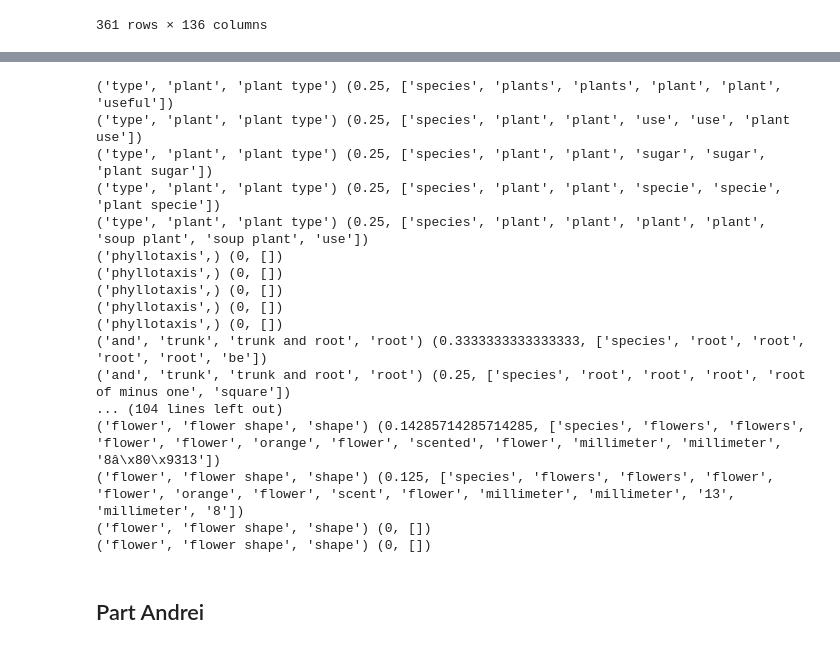
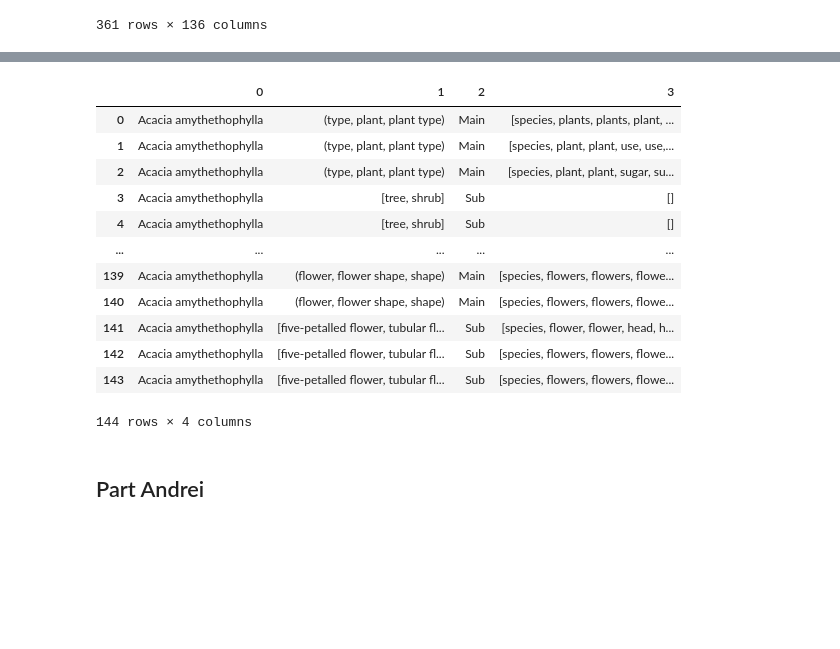
Before and after one commit to RobertvdV/GRS70424_Internship, a Jupyter notebook: notebooks/plantdata_topk_sents.ipynb, the cells around one changed output, grey strips where cells are left out. Drawn from its saved outputs; the diff is of its cells as text; code cells hidden in the pictures; blank space fills up the shorter version.

```diff
--- a/notebooks/plantdata_topk_sents.ipynb
+++ b/notebooks/plantdata_topk_sents.ipynb
@@ -215,9 +195,10 @@ traits_dict_Pierre
 # %%
-candidate_list_pierre = collections.defaultdict(list)
+candidate_list_pierre = []
+top_k = 3
 
 for species_ID, spss in tqdm(enumerate(species[0:1])):
 
-    for main_trait in traits_dict_Pierre.keys():
+    for main_trait, main_trait_orig in zip(traits_dict_Pierre.keys(), traits_main_Pierre):
     # for main_trait in main_traits_Pierre:
 
         # Init variables
@@ -225,9 +206,10 @@ for species_ID, spss in tqdm(enumerate(species[0:1])):
         matches_sub_traits = []
 
         # Get present subtraits
-        indices = df_Pierre['plant type'].iloc[species_ID].values
-        traits = list(df_Pierre.xs('plant type', axis=1).columns)
+        indices = df_Pierre[main_trait_orig].iloc[species_ID].values
+        traits = list(df_Pierre.xs(main_trait_orig, axis=1).columns)
         sub_traits = [t.lower() for i, t in zip(indices, traits) if i == 1]
+        sub_traits_flat = [item for sublist in sub_traits for item in sublist.split(' ')]
 
         for idx, lst in enumerate(data[spss]):
 
@@ -250,30 +232,47 @@ for species_ID, spss in tqdm(enumerate(species[0:1])):
                 if j_sim:
                     #print(main_trait, main_trait_match, sentence)
                     matches_main_traits.append((j_sim, sentence))
+
+                    # Match the main traits
+                    sub_trait_match = set(sub_traits_flat) & set(sentence)
+                    gt = set(sub_trait_match)
+                    pred = set(sentence)
+                    j_sim = jaccard_similarity(gt, pred)
+
+                    if j_sim:
+                        matches_sub_traits.append((j_sim, sentence))
+
+                    else:
+                        matches_sub_traits.append((0, []))
+
                 else:
                     matches_main_traits.append((0, []))
+                    matches_sub_traits.append((0, []))
 
         matches_main_traits.sort(reverse=True)
-        for mmt in matches_main_traits[0:5]:
-            print(main_trait, mmt)
+        matches_sub_traits.sort(reverse=True)
+        for mmt in matches_main_traits[0:top_k]:
+            # print(main_trait, mmt)
+            candidate_list_pierre.append((spss, main_trait, 'Main', mmt[1]))
+        for mmt in matches_sub_traits[0:top_k]:
+            # print(sub_traits, mmt)
+            candidate_list_pierre.append((spss, sub_traits, 'Sub', mmt[1]))
-# %% [output]
-('type', 'plant', 'plant type') (0.25, ['species', 'plants', 'plants', 'plant', 'plant', 'useful'])
-('type', 'plant', 'plant type') (0.25, ['species', 'plant', 'plant', 'use', 'use', 'plant use'])
-('type', 'plant', 'plant type') (0.25, ['species', 'plant', 'plant', 'sugar', 'sugar', 'plant sugar'])
-('type', 'plant', 'plant type') (0.25, ['species', 'plant', 'plant', 'specie', 'specie', 'plant specie'])
-('type', 'plant', 'plant type') (0.25, ['species', 'plant', 'plant', 'plant', 'plant', 'soup plant', 'soup plant', 'use'])
-('phyllotaxis',) (0, [])
-('phyllotaxis',) (0, [])
-('phyllotaxis',) (0, [])
-('phyllotaxis',) (0, [])
-('phyllotaxis',) (0, [])
-('and', 'trunk', 'trunk and root', 'root') (0.3333333333333333, ['species', 'root', 'root', 'root', 'root', 'be'])
-('and', 'trunk', 'trunk and root', 'root') (0.25, ['species', 'root', 'root', 'root', 'root of minus one', 'square'])
-... (104 lines left out)
-('flower', 'flower shape', 'shape') (0.14285714285714285, ['species', 'flowers', 'flowers', 'flower', 'flower', 'orange', 'flower', 'scented', 'flower', 'millimeter', 'millimeter', '8â\x80\x9313'])
-('flower', 'flower shape', 'shape') (0.125, ['species', 'flowers', 'flowers', 'flower', 'flower', 'orange', 'flower', 'scent', 'flower', 'millimeter', 'millimeter', '13', 'millimeter', '8'])
-('flower', 'flower shape', 'shape') (0, [])
-('flower', 'flower shape', 'shape') (0, [])
+# %%
+pd.DataFrame(candidate_list_pierre)
+# %% [output]
+|  | 0 | 1 | 2 | 3 |
+| 0 | Acacia amythethophylla | (type, plant, plant type) | Main | [species, plants, plants, plant, ... |
+| 1 | Acacia amythethophylla | (type, plant, plant type) | Main | [species, plant, plant, use, use,... |
+| 2 | Acacia amythethophylla | (type, plant, plant type) | Main | [species, plant, plant, sugar, su... |
+| 3 | Acacia amythethophylla | [tree, shrub] | Sub | [] |
+| 4 | Acacia amythethophylla | [tree, shrub] | Sub | [] |
+| ... | ... | ... | ... | ... |
+| 139 | Acacia amythethophylla | (flower, flower shape, shape) | Main | [species, flowers, flowers, flowe... |
+| 140 | Acacia amythethophylla | (flower, flower shape, shape) | Main | [species, flowers, flowers, flowe... |
+| 141 | Acacia amythethophylla | [five-petalled flower, tubular fl... | Sub | [species, flower, flower, head, h... |
+| 142 | Acacia amythethophylla | [five-petalled flower, tubular fl... | Sub | [species, flowers, flowers, flowe... |
+| 143 | Acacia amythethophylla | [five-petalled flower, tubular fl... | Sub | [species, flowers, flowers, flowe... |
+144 rows × 4 columns
 # %%
 candidate_dict_pierre = collections.defaultdict(list)
 
```
Also changed, not shown: parts of 2 cells of this notebook.
